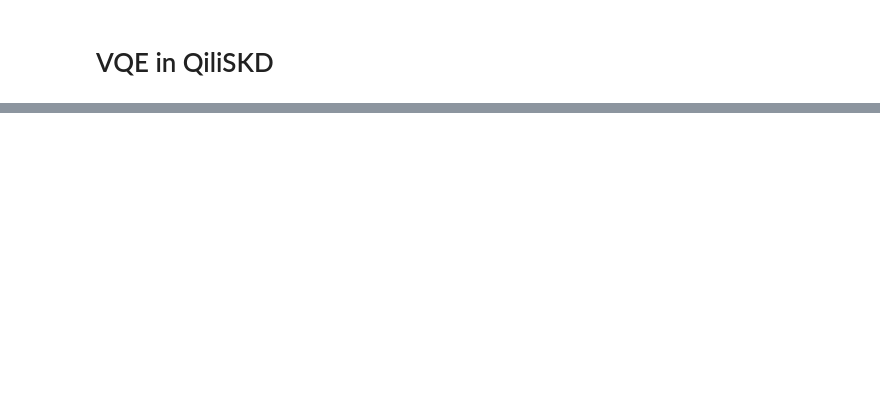
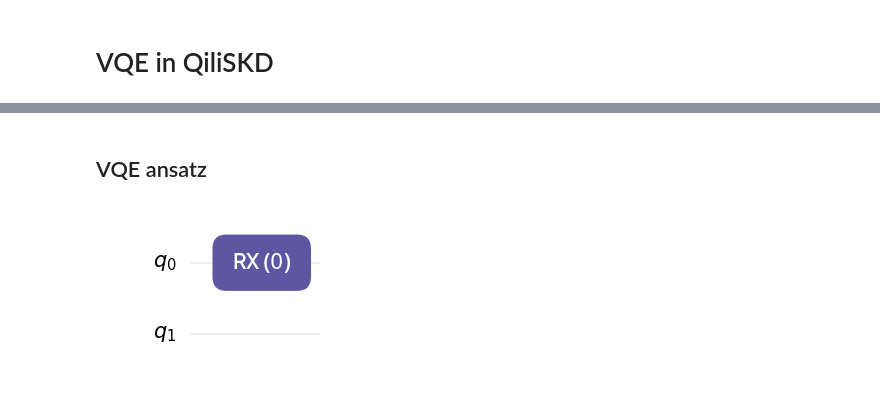
Before and after one commit to OsQarM/retech_2025, a Jupyter notebook: notebooks/1_qubit_VQE.ipynb, the cells around one changed output, grey strips where cells are left out. Cells and saved outputs as stored; diff of their text form; code cells hidden in the pictures; blank space fills up the shorter version.

```diff
--- a/notebooks/1_qubit_VQE.ipynb
+++ b/notebooks/1_qubit_VQE.ipynb
@@ -98,0 +142,2 @@ print(average_x)
+# %% [markdown]
+## VQE ansatz
@@ -98,0 +160,9 @@ print(average_x)
+# %%
+c = Circuit(nqubits=2)
+
+
+c.add(RX(0, theta=0))
+
+c.draw()
+# %% [output]
+[figure, added]
```
Also changed, not shown: parts of 14 cells of this notebook, 4 other files.
